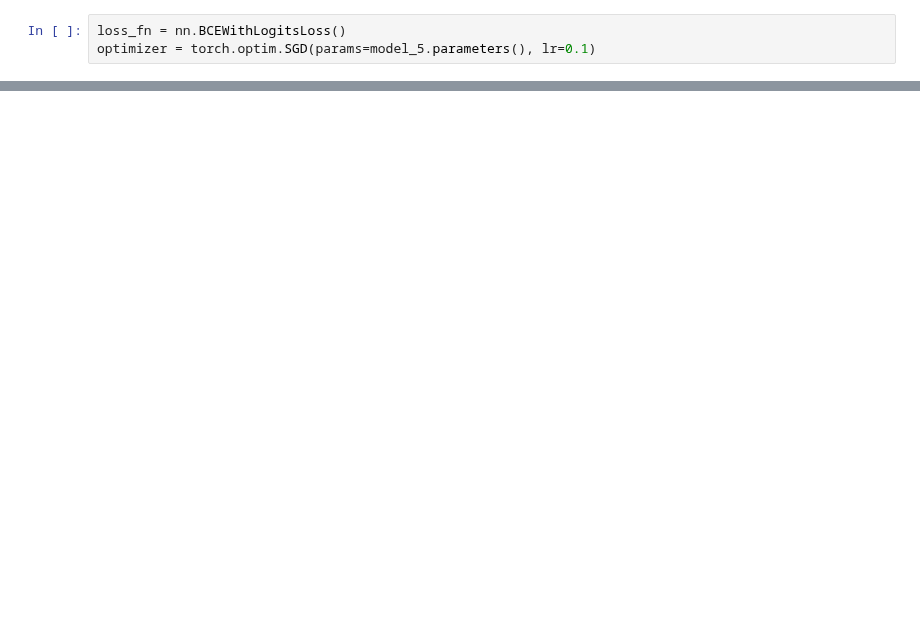
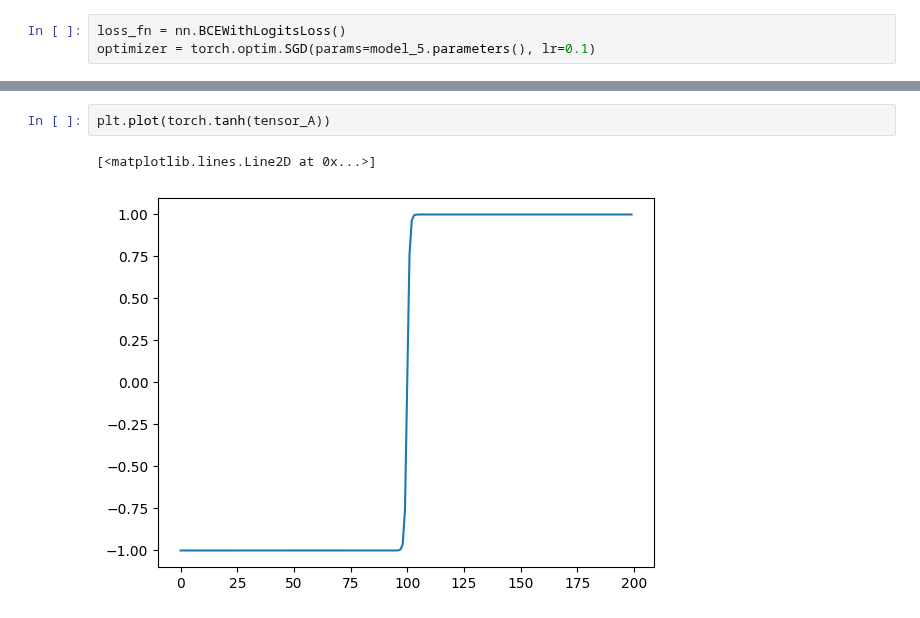
Before and after one commit to AlexanderAKM/Pytorch-Fundamentals, a Jupyter notebook: 02_pytorch_neural_network_classification.ipynb, the cells around one changed output, grey strips where cells are left out. Saved outputs shown, nothing was run; the diff lists cells and outputs as text; blank space fills up the shorter version.

```diff
--- a/02_pytorch_neural_network_classification.ipynb
+++ b/02_pytorch_neural_network_classification.ipynb
@@ -965,0 +1037,5 @@ optimizer = torch.optim.SGD(params=model_5.parameters(), lr=0.1)
+# %%
+plt.plot(torch.tanh(tensor_A))
+# %% [output]
+[<matplotlib.lines.Line2D at 0x...>]
+[figure, added]
```
Also changed, not shown: parts of 15 cells of this notebook.
